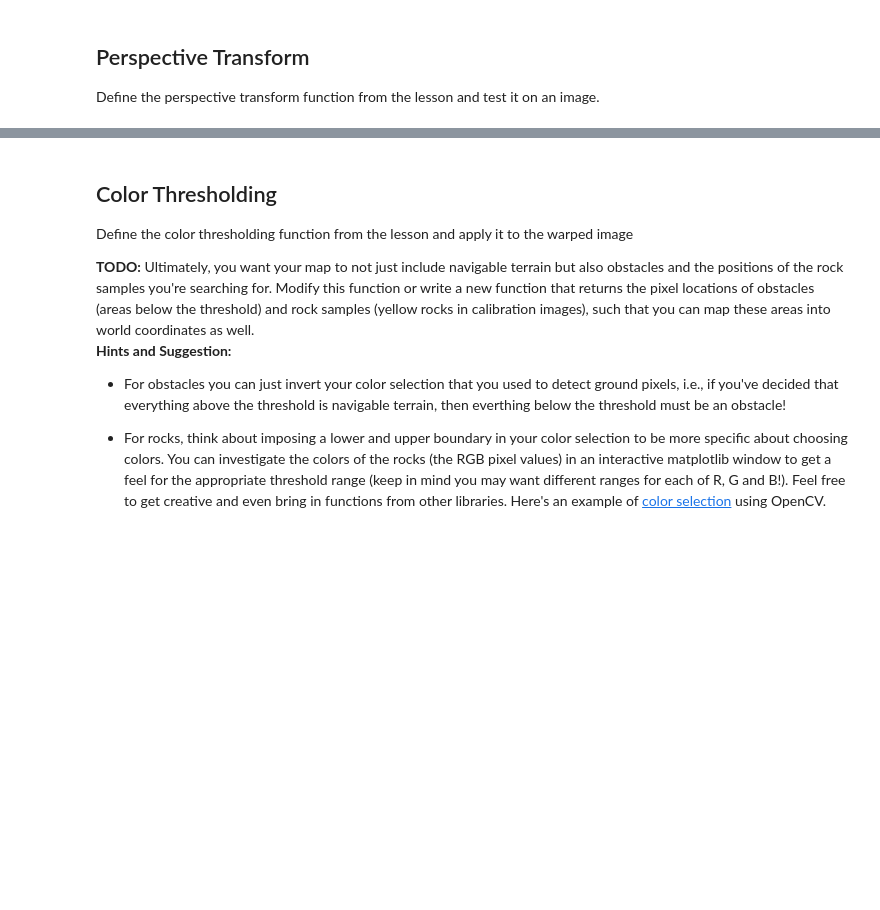
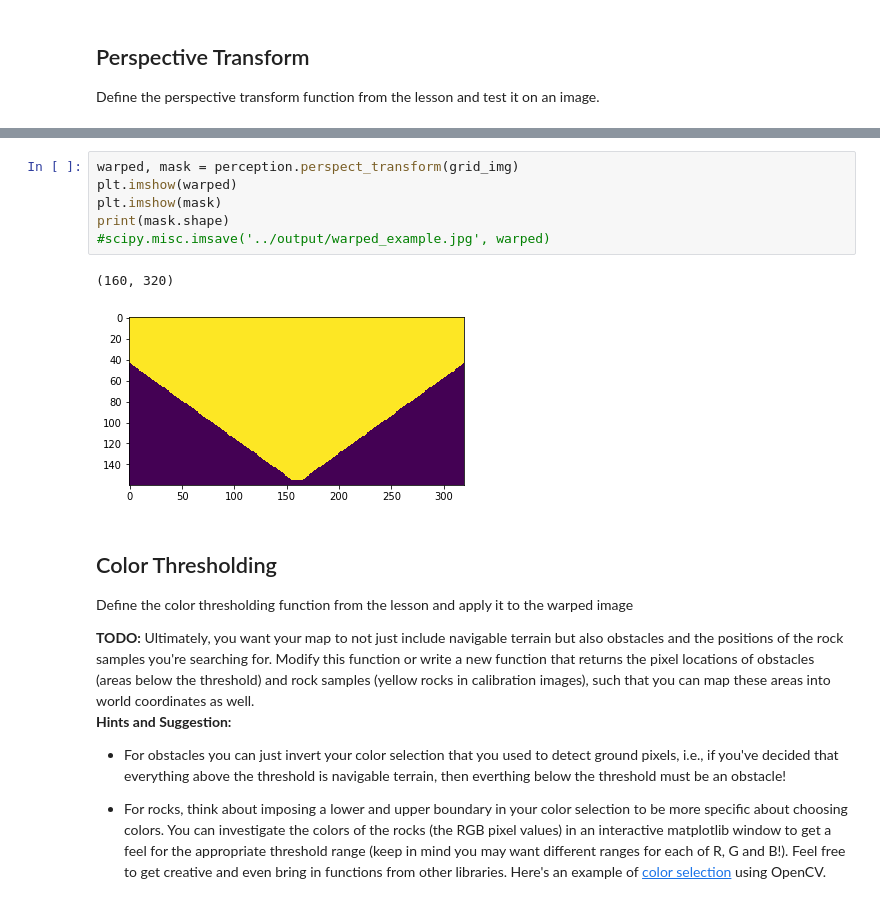
Before and after one commit to pyetras/RoboND-Rover-Project, a Jupyter notebook: code/Rover_Project_Test_Notebook.ipynb, the cells around one changed output, grey strips where cells are left out. Cells and saved outputs as stored; diff of their text form; blank space fills up the shorter version.

```diff
--- a/code/Rover_Project_Test_Notebook.ipynb
+++ b/code/Rover_Project_Test_Notebook.ipynb
@@ -107,3 +79,12 @@ plt.imshow(mask)
+# %%
+warped, mask = perception.perspect_transform(grid_img)
+plt.imshow(warped)
+plt.imshow(mask)
+print(mask.shape)
+#scipy.misc.imsave('../output/warped_example.jpg', warped)
+# %% [output]
+(160, 320)
+[figure, added]
 # %% [markdown]
 ## Color Thresholding
 Define the color thresholding function from the lesson and apply it to the warped image
```
Also changed, not shown: parts of 16 cells of this notebook, 12 other files.
